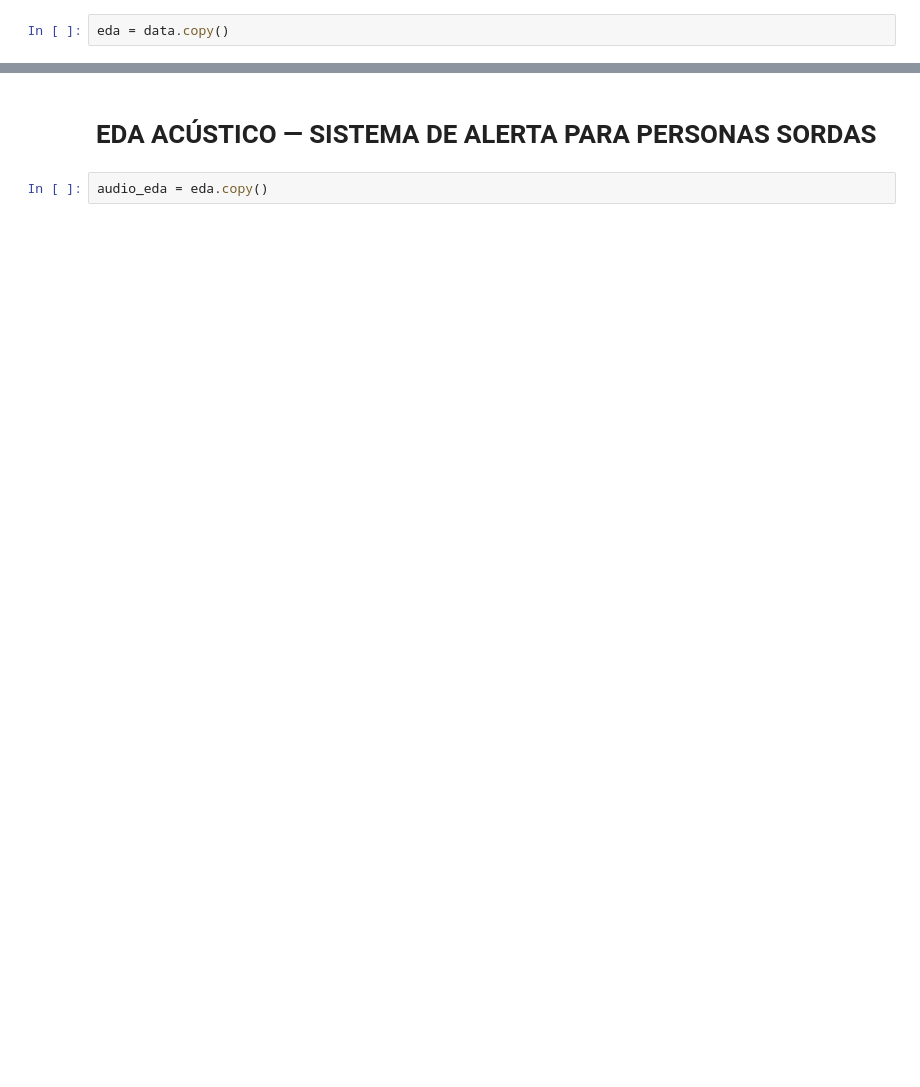
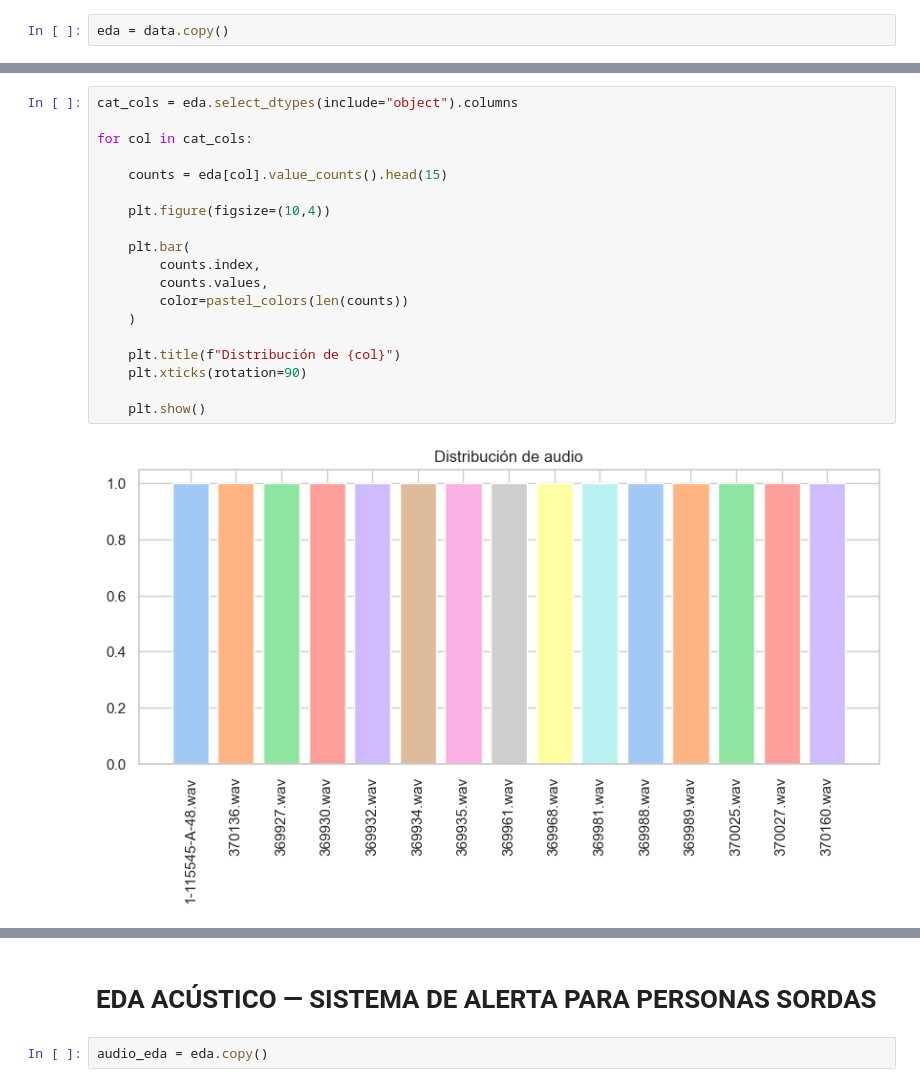
Before and after one commit to andrupax94/proyecto4geeks, a Jupyter notebook: notebooks/01_eda.ipynb, the cells around one changed output, grey strips where cells are left out. Saved outputs shown, nothing was run; the diff lists cells and outputs as text; blank space fills up the shorter version.

```diff
--- a/notebooks/01_eda.ipynb
+++ b/notebooks/01_eda.ipynb
@@ -382,0 +125,21 @@ El análisis exploratorio se realizó sobre human_label para interpretar el comp
+# %%
+cat_cols = eda.select_dtypes(include="object").columns
+
+for col in cat_cols:
+
+    counts = eda[col].value_counts().head(15)
+
+    plt.figure(figsize=(10,4))
+
+    plt.bar(
+        counts.index,
+        counts.values,
+        color=pastel_colors(len(counts))
+    )
+
+    plt.title(f"Distribución de {col}")
+    plt.xticks(rotation=90)
+
+    plt.show()
+# %% [output]
+[figure, added]
```
Also changed, not shown: parts of 64 cells of this notebook.
